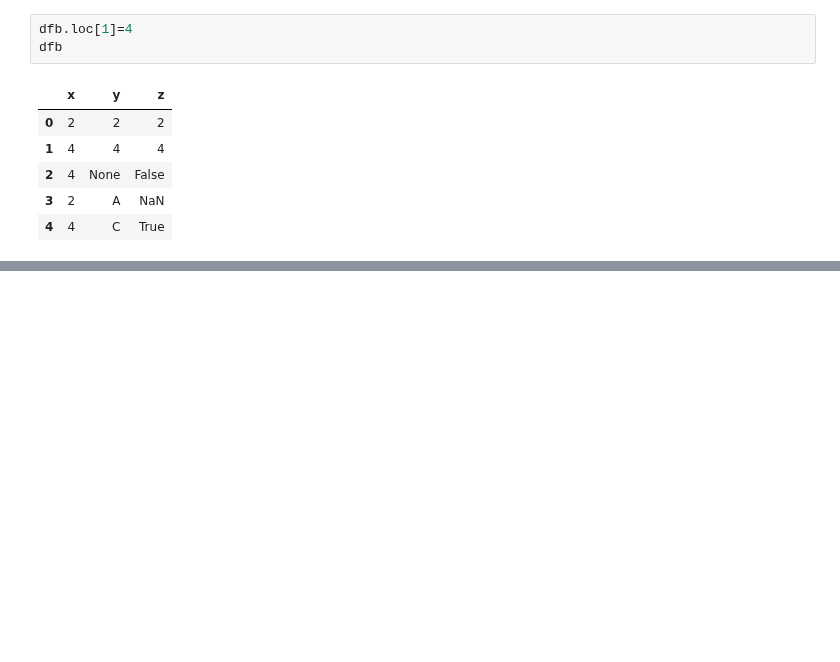
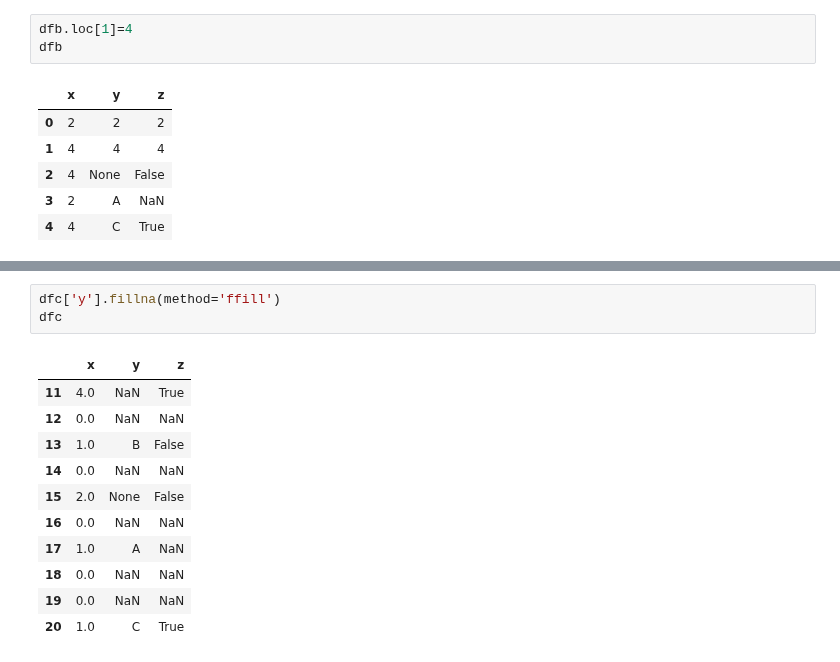
Before and after one commit to ramnagella/Demo, a Jupyter notebook: DA_Day9.ipynb, the cells around one changed output, grey strips where cells are left out. Saved outputs shown, nothing was run; the diff lists cells and outputs as text; blank space fills up the shorter version.

```diff
--- a/DA_Day9.ipynb
+++ b/DA_Day9.ipynb
@@ -514,0 +535,15 @@ dfc
+# %%
+dfc['y'].fillna(method='ffill')
+dfc
+# %% [output]
+|  | x | y | z |
+| 11 | 4.0 | NaN | True |
+| 12 | 0.0 | NaN | NaN |
+| 13 | 1.0 | B | False |
+| 14 | 0.0 | NaN | NaN |
+| 15 | 2.0 | None | False |
+| 16 | 0.0 | NaN | NaN |
+| 17 | 1.0 | A | NaN |
+| 18 | 0.0 | NaN | NaN |
+| 19 | 0.0 | NaN | NaN |
+| 20 | 1.0 | C | True |
```
Also changed, not shown: parts of 10 cells of this notebook.
